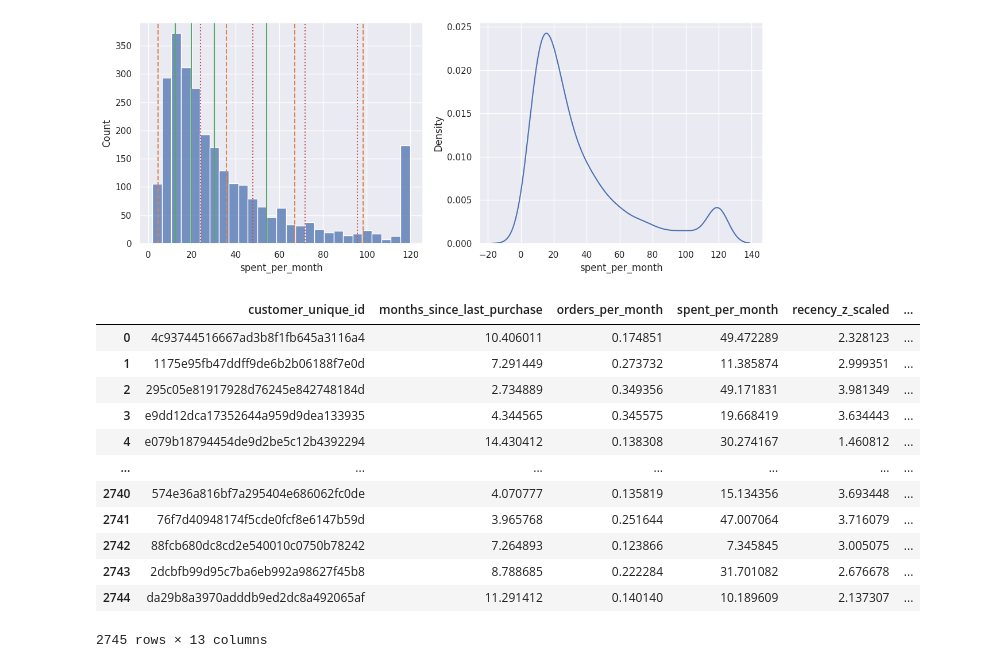
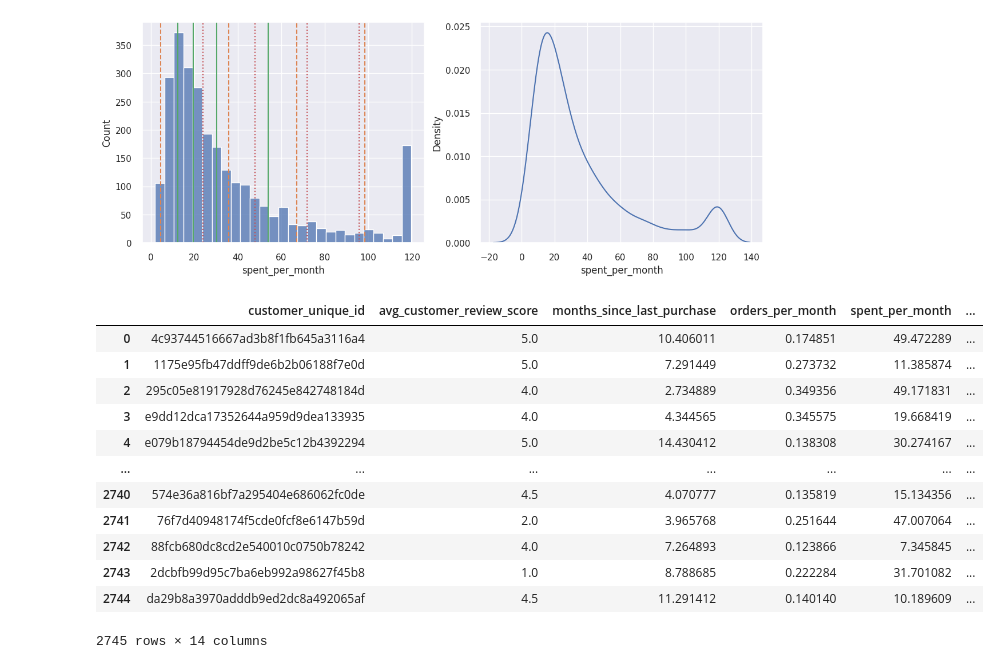
Before and after one commit to gabrielhermel/OC_DS_P5, a Jupyter notebook: Hermel_Gabriel_2_notebook_essais_122022.ipynb, the cells around one changed output. Cells and saved outputs as stored; diff of their text form; code cells hidden in the pictures.

```diff
--- a/Hermel_Gabriel_2_notebook_essais_122022.ipynb
+++ b/Hermel_Gabriel_2_notebook_essais_122022.ipynb
@@ -31,6 +34,7 @@ with pd.option_context("display.max_columns", None):
 rfm_df = repeat_customers_df[
     [
         "customer_unique_id",
+        "avg_customer_review_score",
         "months_since_last_purchase",
         "orders_per_month",
         "spent_per_month",
@@ -172,6 +176,7 @@ for x in ["months_since_last_purchase", "orders_per_month", "spent_per_month"]:
 [figure]
 [figure]
 # %%
+rfm_normalized = rfm_no_outliers_df
 col_name_to_metric = {
     "months_since_last_purchase": "recency",
     "orders_per_month": "frequency",
@@ -184,58 +189,56 @@ for col_name in ["months_since_last_purchase", "orders_per_month", "spent_per_mo
         for x in [
             x[0]
             for x in StandardScaler()
-            .fit_transform(rfm_no_outliers_df[col_name].to_numpy().reshape(-1, 1))
+            .fit_transform(rfm_normalized[col_name].to_numpy().reshape(-1, 1))
             .tolist()
         ]
     ]
 
     if col_name == "months_since_last_purchase":
         z_scaled = [x * -1 + 5 for x in z_scaled]
 
     z_scaled = [5 if x > 5 else x for x in z_scaled]
-    rfm_no_outliers_df[col_name_to_metric[col_name] + "_z_scaled"] = z_scaled
+    rfm_normalized[col_name_to_metric[col_name] + "_z_scaled"] = z_scaled
 
 for col_name in ["months_since_last_purchase", "orders_per_month", "spent_per_month"]:
     quant_scaled = [
-        percentileofscore(rfm_no_outliers_df[col_name].to_list(), x, kind="weak") / 20
-        for x in rfm_no_outliers_df[col_name].to_list()
+        percentileofscore(rfm_normalized[col_name].to_list(), x, kind="weak") / 20
+        for x in rfm_normalized[col_name].to_list()
     ]
 
     if col_name == "months_since_last_purchase":
         quant_scaled = [x * -1 + 5 for x in quant_scaled]
 
-    rfm_no_outliers_df[col_name_to_metric[col_name] + "_quant_scaled"] = quant_scaled
+    rfm_normalized[col_name_to_metric[col_name] + "_quant_scaled"] = quant_scaled
 
 for col_name in ["months_since_last_purchase", "orders_per_month", "spent_per_month"]:
     min_max_scaled = [
         x * 5
         for x in [
             x[0]
             for x in MinMaxScaler()
-            .fit_transform(rfm_no_outliers_df[col_name].to_numpy().reshape(-1, 1))
+            .fit_transform(rfm_normalized[col_name].to_numpy().reshape(-1, 1))
             .tolist()
         ]
     ]
 
     if col_name == "months_since_last_purchase":
         min_max_scaled = [x * -1 + 5 for x in min_max_scaled]
 
-    rfm_no_outliers_df[
-        col_name_to_metric[col_name] + "_min_max_scaled"
-    ] = min_max_scaled
+    rfm_normalized[col_name_to_metric[col_name] + "_min_max_scaled"] = min_max_scaled
 
-display(rfm_no_outliers_df)
+display(rfm_normalized)
 # %% [output]
-|  | customer_unique_id | months_since_last_purchase | orders_per_month | spent_per_month | recency_z_scaled | ... |
-| 0 | 4c93744516667ad3b8f1fb645a3116a4 | 10.406011 | 0.174851 | 49.472289 | 2.328123 | ... |
-| 1 | 1175e95fb47ddff9de6b2b06188f7e0d | 7.291449 | 0.273732 | 11.385874 | 2.999351 | ... |
-| 2 | 295c05e81917928d76245e842748184d | 2.734889 | 0.349356 | 49.171831 | 3.981349 | ... |
-| 3 | e9dd12dca17352644a959d9dea133935 | 4.344565 | 0.345575 | 19.668419 | 3.634443 | ... |
-| 4 | e079b18794454de9d2be5c12b4392294 | 14.430412 | 0.138308 | 30.274167 | 1.460812 | ... |
+|  | customer_unique_id | avg_customer_review_score | months_since_last_purchase | orders_per_month | spent_per_month | ... |
+| 0 | 4c93744516667ad3b8f1fb645a3116a4 | 5.0 | 10.406011 | 0.174851 | 49.472289 | ... |
+| 1 | 1175e95fb47ddff9de6b2b06188f7e0d | 5.0 | 7.291449 | 0.273732 | 11.385874 | ... |
+| 2 | 295c05e81917928d76245e842748184d | 4.0 | 2.734889 | 0.349356 | 49.171831 | ... |
+| 3 | e9dd12dca17352644a959d9dea133935 | 4.0 | 4.344565 | 0.345575 | 19.668419 | ... |
+| 4 | e079b18794454de9d2be5c12b4392294 | 5.0 | 14.430412 | 0.138308 | 30.274167 | ... |
 | ... | ... | ... | ... | ... | ... | ... |
-| 2740 | 574e36a816bf7a295404e686062fc0de | 4.070777 | 0.135819 | 15.134356 | 3.693448 | ... |
-| 2741 | 76f7d40948174f5cde0fcf8e6147b59d | 3.965768 | 0.251644 | 47.007064 | 3.716079 | ... |
-| 2742 | 88fcb680dc8cd2e540010c0750b78242 | 7.264893 | 0.123866 | 7.345845 | 3.005075 | ... |
-| 2743 | 2dcbfb99d95c7ba6eb992a98627f45b8 | 8.788685 | 0.222284 | 31.701082 | 2.676678 | ... |
-| 2744 | da29b8a3970adddb9ed2dc8a492065af | 11.291412 | 0.140140 | 10.189609 | 2.137307 | ... |
+| 2740 | 574e36a816bf7a295404e686062fc0de | 4.5 | 4.070777 | 0.135819 | 15.134356 | ... |
+| 2741 | 76f7d40948174f5cde0fcf8e6147b59d | 2.0 | 3.965768 | 0.251644 | 47.007064 | ... |
+| 2742 | 88fcb680dc8cd2e540010c0750b78242 | 4.0 | 7.264893 | 0.123866 | 7.345845 | ... |
+| 2743 | 2dcbfb99d95c7ba6eb992a98627f45b8 | 1.0 | 8.788685 | 0.222284 | 31.701082 | ... |
+| 2744 | da29b8a3970adddb9ed2dc8a492065af | 4.5 | 11.291412 | 0.140140 | 10.189609 | ... |
-2745 rows × 13 columns
+2745 rows × 14 columns
```
Also changed, not shown: parts of 8 cells of this notebook, 1 other file.
